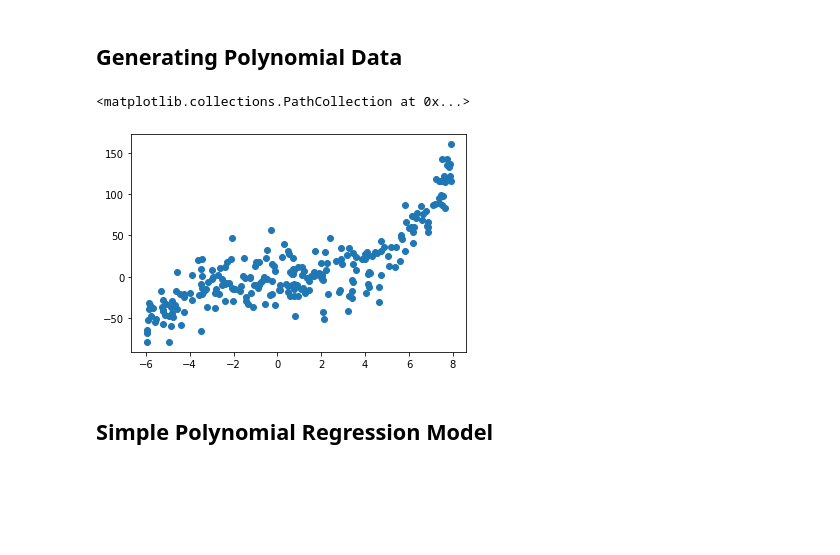
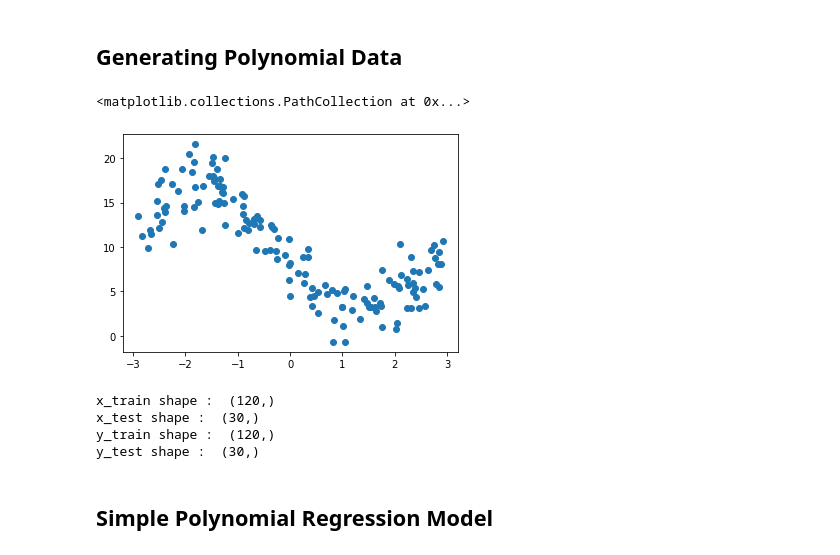
Before and after one commit to Suraj1199/DLfromScratch, a Jupyter notebook: Simple_Polynomial_Regression.ipynb, the cells around one changed output. Cells and saved outputs as stored; diff of their text form; code cells hidden in the pictures; blank space fills up the shorter version.

```diff
--- a/Simple_Polynomial_Regression.ipynb
+++ b/Simple_Polynomial_Regression.ipynb
@@ -7,19 +7,22 @@ import tensorflow as tf
 # %% [markdown]
 ## Generating Polynomial Data
 # %%
-def generate_polynomial_data(n, l=None, h=None, m=None, c=None, s=0.1, seed=None, deg=2):
-    l = l if l else np.random.RandomState(seed).randint(-10, 0)
-    h = h if h else np.random.RandomState(seed).randint(l + 10, 10)
-    m = m if m else np.random.RandomState(seed).randn(1)
+def generate_polynomial_data(n, deg=2, l=None, h=None, m=None, c=None, s=1, seed=None):
+    l, h = -deg, deg
+    m = m if m else np.random.RandomState(seed).randn(3)
     c = c if c else np.random.RandomState(seed).randint(l, h, 1)
     x = np.random.uniform(l, h, n)
-    y = m * np.power(x, deg) + c
-    noise = s * np.random.randn(n) * (y.max() - y.min())
+    x2 = x ** 2
+    sinx = np.sin(x) * 5
+    cosx = np.cos(x) * 5
+    X = np.c_[x2, sinx, cosx]
+    y = m @ X.T + c
+    noise = s * np.random.randn(n) + (y.max() - y.min())
     y = y + noise
     return x, y
 # %%
-x_train, y_train = generate_polynomial_data(250, deg=3, seed=43)
-plt.scatter(x_train, y_train)
+x, y = generate_polynomial_data(150, deg=3, s=2)
+plt.scatter(x, y)
 # %% [output]
 <matplotlib.collections.PathCollection at 0x...>
-[figure, old version]
+[figure, new version]
@@ -26,3 +33,13 @@ plt.scatter(x_train, y_train)
+# %%
+print("x_train shape : ", x_train.shape)
+print("x_test shape : ", x_test.shape)
+print("y_train shape : ", y_train.shape)
+print("y_test shape : ", y_test.shape)
+# %% [output]
+x_train shape :  (120,)
+x_test shape :  (30,)
+y_train shape :  (120,)
+y_test shape :  (30,)
 # %% [markdown]
 ## Simple Polynomial Regression Model
 # %%
```
Also changed, not shown: parts of 19 cells of this notebook.
